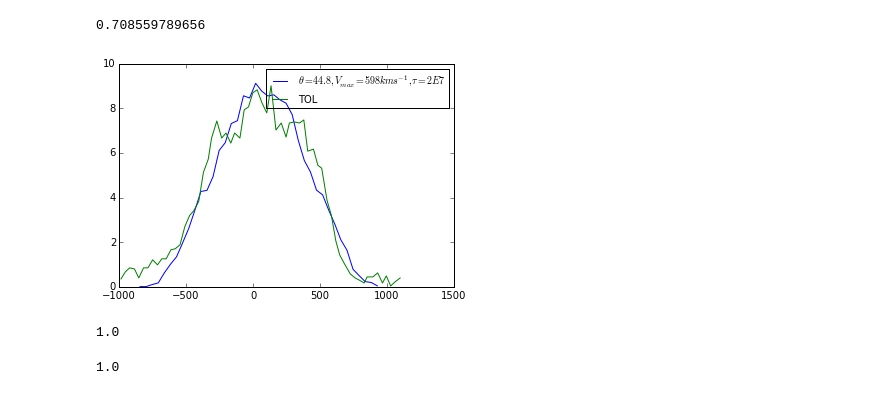
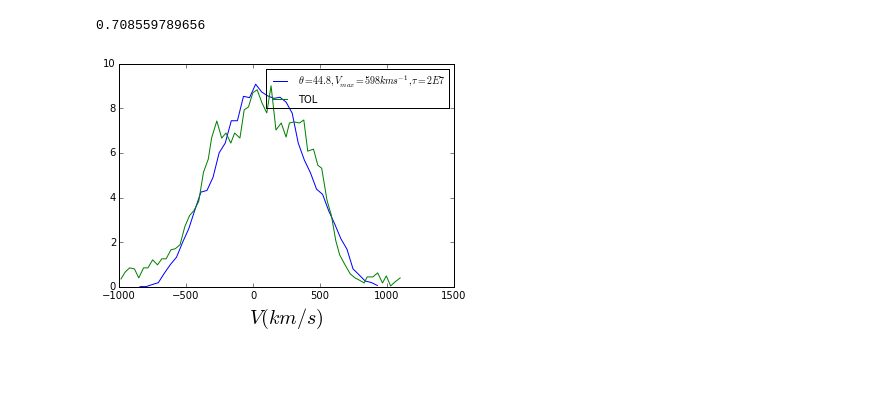
Before and after one commit to astroandes/tololo-lya-fit, a Jupyter notebook: code/CLARA_profiles.ipynb, the cells around one changed output. Cells and saved outputs as stored; diff of their text form; code cells hidden in the pictures; blank space fills up the shorter version.

Commit message:
all the plots

```diff
--- a/code/CLARA_profiles.ipynb
+++ b/code/CLARA_profiles.ipynb
@@ -19,15 +19,8 @@ print Norm
 # %%
 plot(-dataV598[:,1]*12.85 + voff, dataV598[:,0]*sum(tol[:,1])*Norm/sum(dataV598[:,0]),label=r"$\theta = 44.8, V_{max}=598kms^{-1}, \tau=2E7$")
 plot(tol[:,0], tol[:,1], label="TOL")
 legend(fontsize=10)
+xlabel(r"$V(km/s)$", fontsize=20)
 savefig("CLARA-TOL.png")
 # %% [output]
-[figure, old version]
+[figure, new version]
-# %%
-print sum(dataV598[:,0]/sum(dataV598[:,0]))
-# %% [output]
-1.0
-# %%
-print sum(tol[:,1]/(sum(tol[:,1])))
-# %% [output]
-1.0
```
Also changed, not shown: parts of 6 cells of this notebook, 3 other files.
